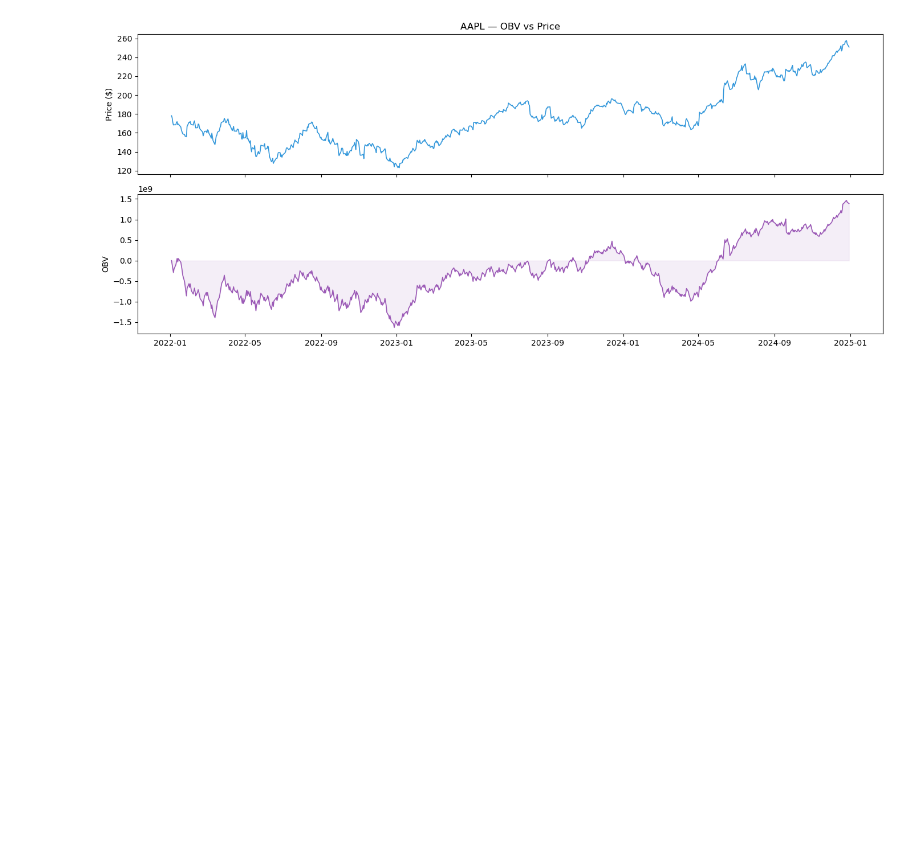
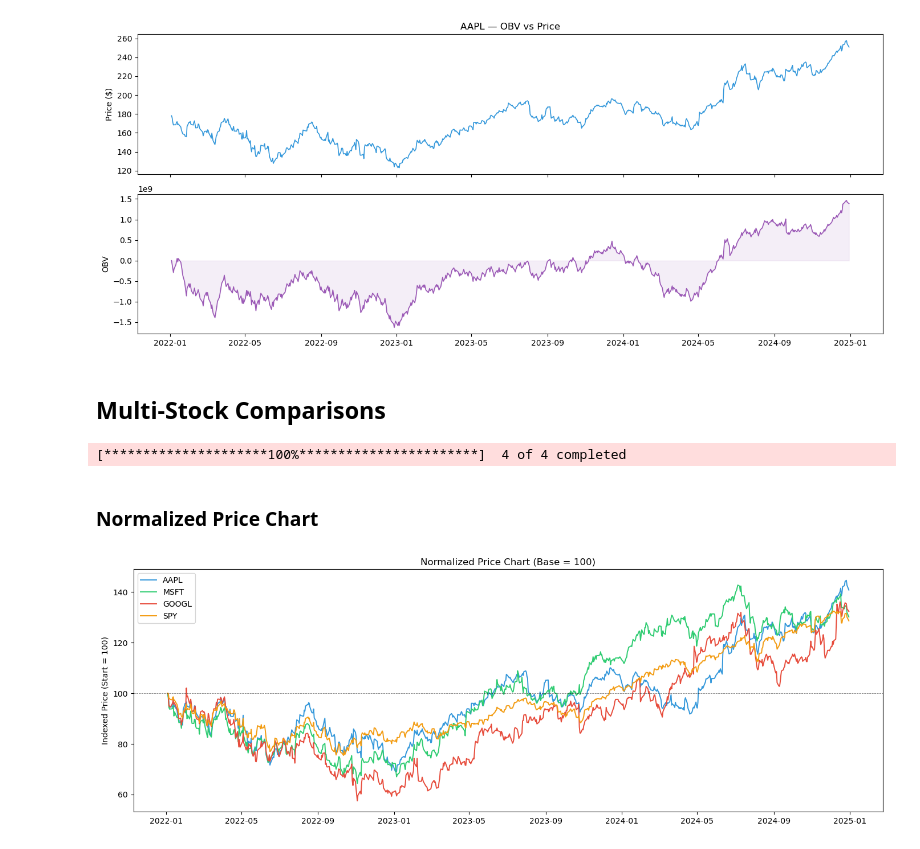
Before and after one commit to Sohail-Rasul/Stock-Price-Data-Analysis, a Jupyter notebook: stock_analysis.ipynb, the cells around one changed output. Saved outputs shown, nothing was run; the diff lists cells and outputs as text; code cells hidden in the pictures; blank space fills up the shorter version.

```diff
--- a/analysis.ipynb
+++ b/stock_analysis.ipynb
@@ -565,3 +565,61 @@ plt.show()
 #                               may be false breakdown, bounce possible
 # %% [output]
 [figure]
+# %% [markdown]
+## Multi-Stock Comparisons
+# %%
+# --- Download multiple stocks + S&P 500 ---
+symbols = ["AAPL", "MSFT", "GOOGL", "SPY"]  # SPY = S&P 500 ETF
+
+raw = yf.download(symbols, start="2022-01-01", end="2024-12-31")["Close"]
+
+if isinstance(raw.columns, pd.MultiIndex):
+    raw.columns = raw.columns.get_level_values(0)
+
+# --- Normalized Price (index all to 100 at start) ---
+normalized = (raw / raw.iloc[0]) * 100
+
+# --- Daily Returns for each stock ---
+returns = raw.pct_change().dropna()
+
+# --- Correlation Matrix ---
+corr_matrix = returns.corr()
+
+# --- Beta (each stock vs SPY) ---
+market_returns = returns["SPY"]
+betas = {}
+
+for stock in ["AAPL", "MSFT", "GOOGL"]:
+    cov   = returns[stock].cov(market_returns)
+    var   = market_returns.var()
+    betas[stock] = cov / var
+# %% [output]
+[*********************100%***********************]  4 of 4 completed
+# %% [markdown]
+### Normalized Price Chart
+# %%
+fig, ax = plt.subplots(figsize=(14, 5))
+
+colors = {"AAPL": "#3498db", "MSFT": "#2ecc71", "GOOGL": "#e74c3c", "SPY": "#f39c12"}
+
+for symbol in symbols:
+    ax.plot(normalized.index, normalized[symbol],
+            label=symbol, color=colors[symbol], linewidth=1.4)
+
+ax.axhline(100, color="black", linewidth=0.6, linestyle="--", alpha=0.5)
+ax.set_title("Normalized Price Chart (Base = 100)")
+ax.set_ylabel("Indexed Price (Start = 100)")
+ax.legend()
+
+plt.tight_layout()
+plt.show()
+
+# All stocks start at 100 on day one — removes price bias
+# Line at 150 = stock is up 50% from start date
+# Line at 80  = stock is down 20% from start date
+# Line above SPY (yellow) = outperforming the market
+# Line below SPY (yellow) = underperforming the market
+# Stocks moving together  = highly correlated
+# Stocks diverging        = different drivers, low correlation
+# %% [output]
+[figure, added]
```
Also changed, not shown: parts of 10 cells of this notebook.
